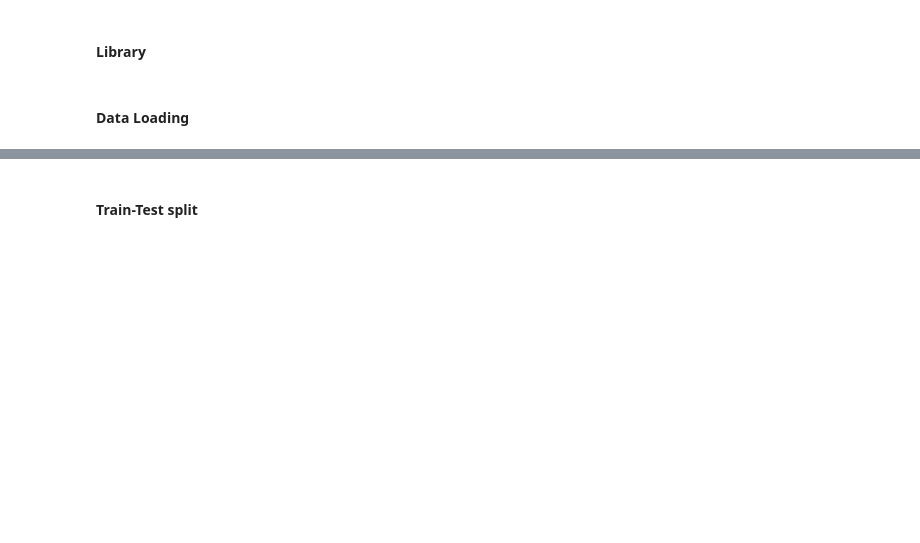
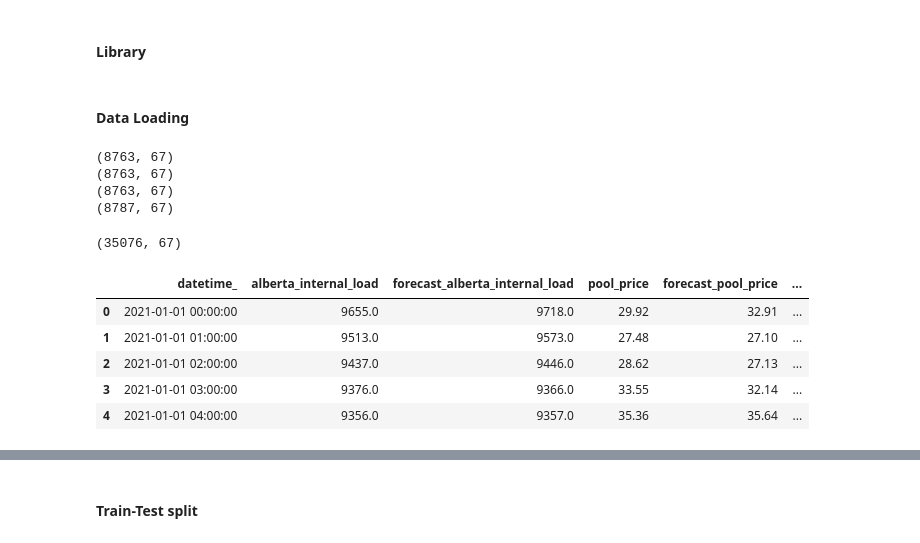
Before and after one commit to kevakba/BESS, a Jupyter notebook: Notebooks/4. ml modeling.ipynb, the cells around one changed output, grey strips where cells are left out. Cells and saved outputs as stored; diff of their text form; code cells hidden in the pictures; blank space fills up the shorter version.

```diff
--- a/Notebooks/4. ml modeling.ipynb
+++ b/Notebooks/4. ml modeling.ipynb
@@ -24,0 +28,10 @@ df = pd.read_csv('/home/kevin/Downloads/BESS/data/raw/merged_df_2024_cleaned.csv
+# %%
+print(df2021.shape)
+print(df2022.shape)
+print(df2023.shape)
+print(df2024.shape)
+# %% [output]
+(8763, 67)
+(8763, 67)
+(8763, 67)
+(8787, 67)
@@ -24,0 +40,13 @@ df = pd.read_csv('/home/kevin/Downloads/BESS/data/raw/merged_df_2024_cleaned.csv
+# %%
+df.shape
+# %% [output]
+(35076, 67)
+# %%
+df.head()
+# %% [output]
+|  | datetime_ | alberta_internal_load | forecast_alberta_internal_load | pool_price | forecast_pool_price | ... |
+| 0 | 2021-01-01 00:00:00 | 9655.0 | 9718.0 | 29.92 | 32.91 | ... |
+| 1 | 2021-01-01 01:00:00 | 9513.0 | 9573.0 | 27.48 | 27.10 | ... |
+| 2 | 2021-01-01 02:00:00 | 9437.0 | 9446.0 | 28.62 | 27.13 | ... |
+| 3 | 2021-01-01 03:00:00 | 9376.0 | 9366.0 | 33.55 | 32.14 | ... |
+| 4 | 2021-01-01 04:00:00 | 9356.0 | 9357.0 | 35.36 | 35.64 | ... |
```
Also changed, not shown: parts of 9 cells of this notebook, 6 other files.
